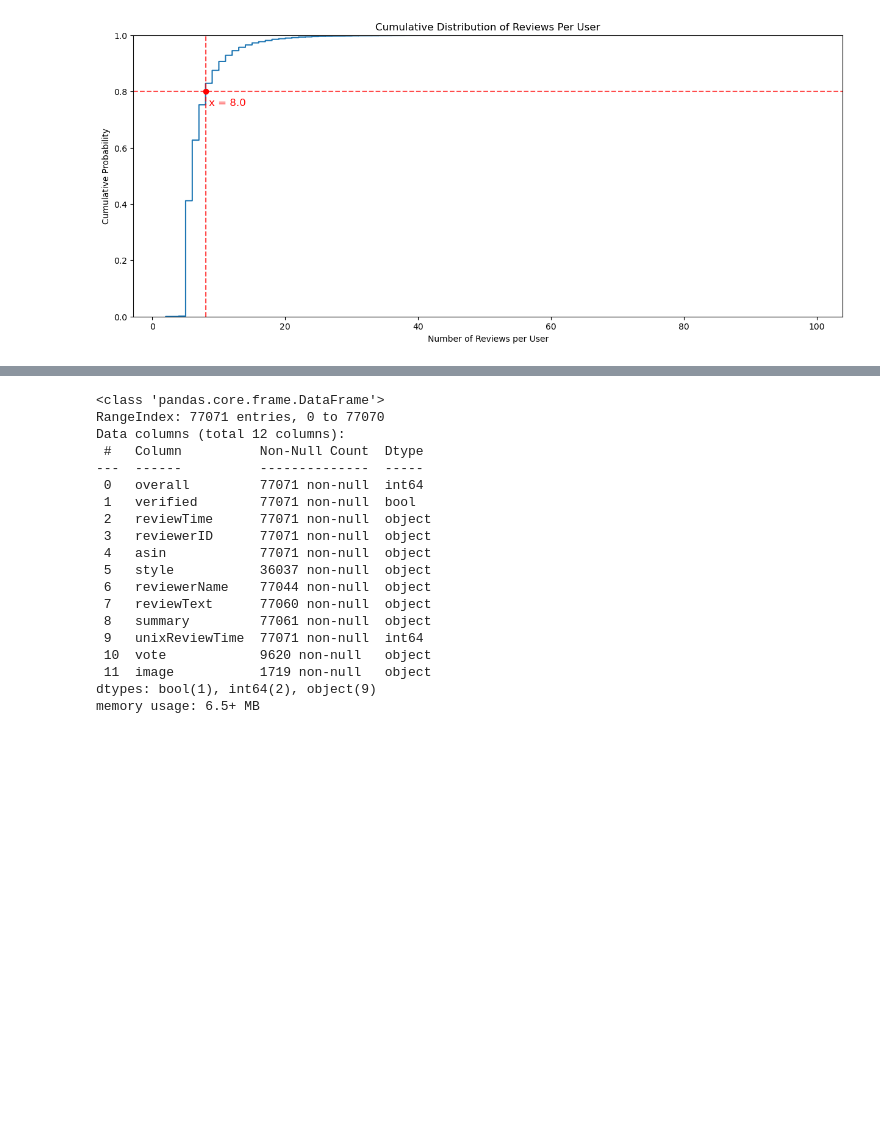
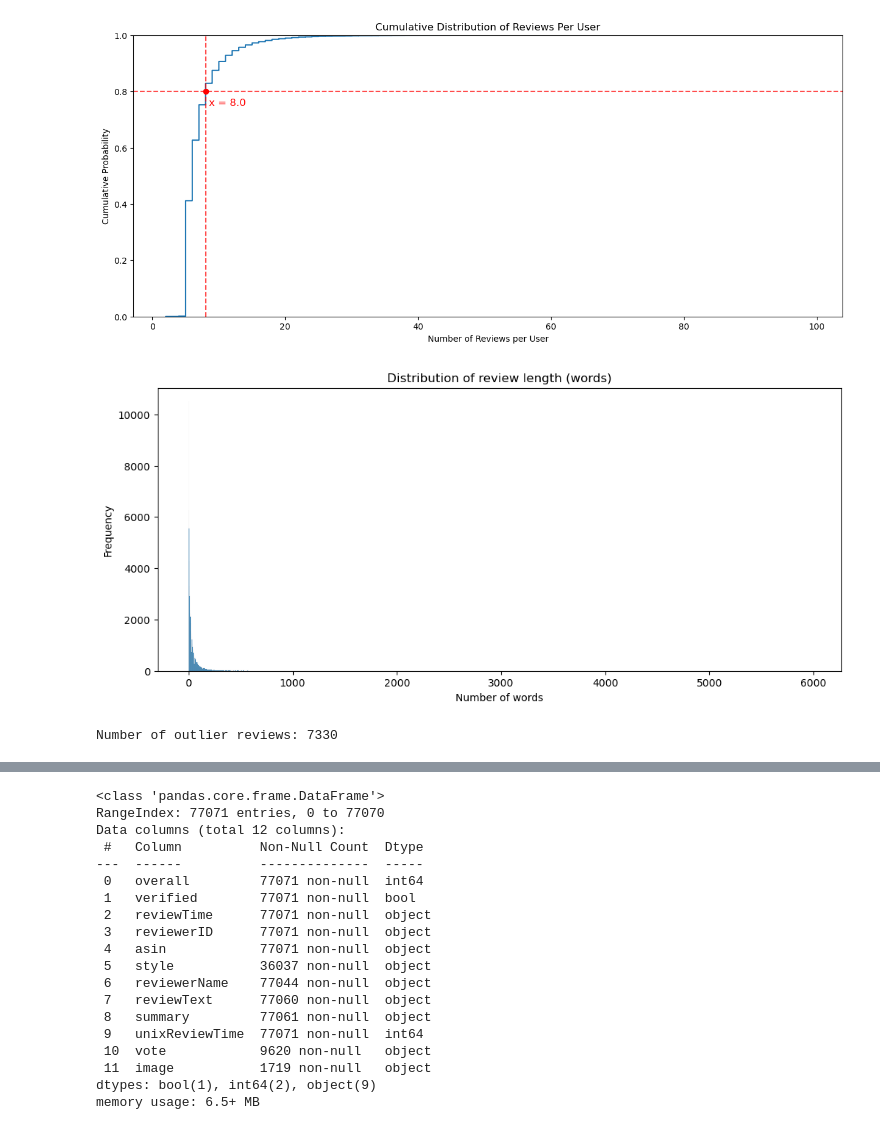
Before and after one commit to ruolan89/W25_COMP262_002_TeamGamma, a Jupyter notebook: Project_Phares1_TeamGamma.ipynb, the cells around one changed output, grey strips where cells are left out. Cells and saved outputs as stored; diff of their text form; code cells hidden in the pictures; blank space fills up the shorter version.

```diff
--- a/Project_Phares1_TeamGamma.ipynb
+++ b/Project_Phares1_TeamGamma.ipynb
@@ -9,6 +9,6 @@ COMP262
 import os
 import pandas as pd
 # %%
-current_path = os.getcwd()
+current_path = r'C:\Users\leiqa\OneDrive\Desktop\Semester_06\NLP\W25_COMP262_002_TeamGamma'
 data_name = 'Industrial_and_Scientific_5.json'
-data_path = current_path + "/" + data_name
+data_path = os.path.join(current_path,data_name)
@@ -195,3 +203,25 @@ plt.show()
 [figure]
 # %%
 # e. Review lengths and outliers
+data['reviewText_length_words'] = data['reviewText'].apply(lambda x: len(str(x).split()))
+data['reviewText_length_chars'] = data['reviewText'].apply(lambda x: len(str(x)))
+
+plt.figure(figsize=(12, 5))
+sns.histplot(data['reviewText_length_words'])
+plt.title('Distribution of review length (words)')
+plt.xlabel('Number of words')
+plt.ylabel('Frequency')
+plt.show()
+# %% [output]
+[figure, added]
+# %%
+Q1 = data['reviewText_length_words'].quantile(0.25)
+Q3 = data['reviewText_length_words'].quantile(0.75)
+IQR = Q3 - Q1
+lower_bound = Q1 - 1.5 * IQR
+upper_bound = Q3 + 1.5 * IQR
+
+outliers = data[(data['reviewText_length_words'] < lower_bound) | (data['reviewText_length_words'] > upper_bound)]
+print(f'Number of outlier reviews: {len(outliers)}')
+# %% [output]
+Number of outlier reviews: 7330
```
Also changed, not shown: parts of 7 cells of this notebook, 1 other file.
